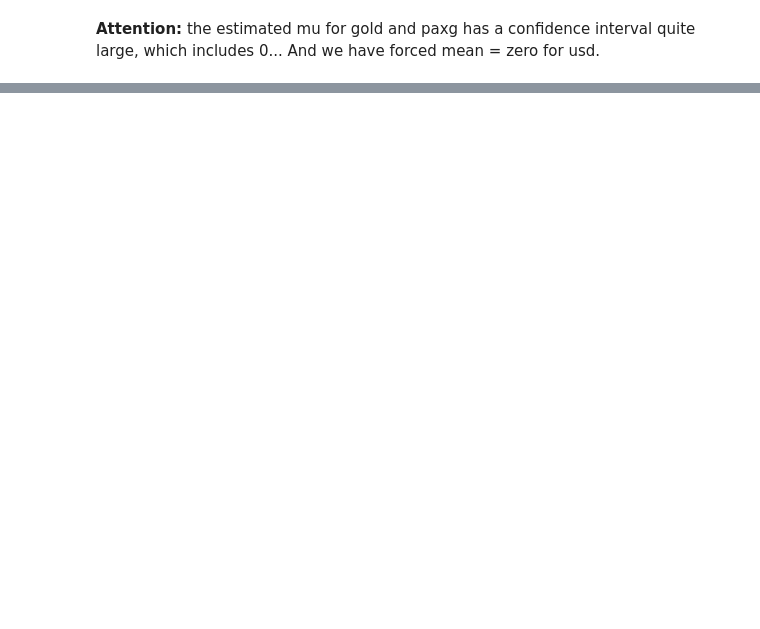
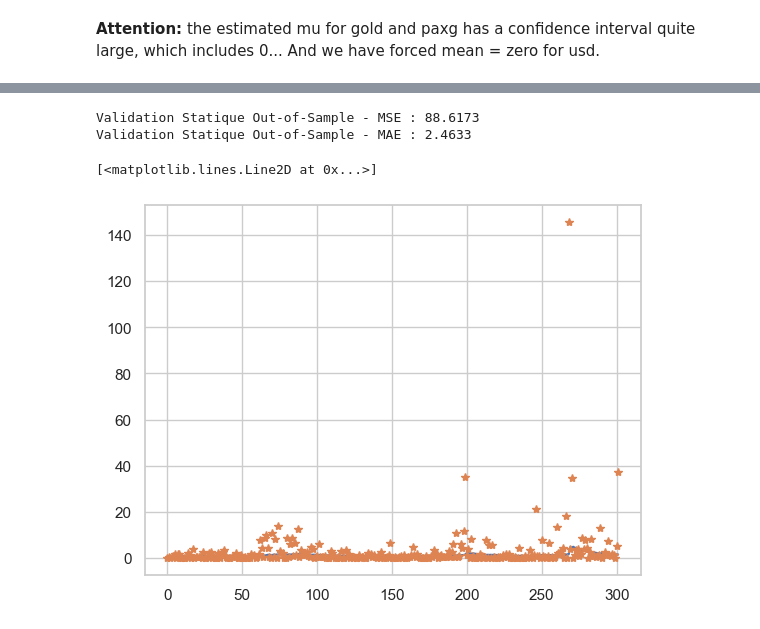
Before and after one commit to ElodieElodie/memoire_stats, a Jupyter notebook: yu.ipynb, the cells around one changed output, grey strips where cells are left out. Drawn from its saved outputs; the diff is of its cells as text; code cells hidden in the pictures; blank space fills up the shorter version.

Commit message:
add validation

```diff
--- a/yu.ipynb
+++ b/yu.ipynb
@@ -320,9 +320,19 @@ plt.show()
 Look at https://arch.readthedocs.io/en/latest/univariate/introduction.html for parameter explanations.
 # %%
 from arch import arch_model
+# %%
+train_len = int(len(gold_array)*0.8)
+gold_array_train = gold_array[:train_len]
+gold_array_test = gold_array[train_len:]
+
+paxg_array_train = paxg_array[:train_len]
+paxg_array_test = paxg_array[train_len:]
+
+usd_array_train = usd_array[:train_len]
+usd_array_test = usd_array[train_len:]
 # %%
 
-gold_garch_model = arch_model(gold_array, vol='GARCH', p=1, q=1, dist='Normal')
+gold_garch_model = arch_model(gold_array_train, vol='GARCH', p=1, q=1, dist='Normal')
 
 # Fit the model using Maximum Likelihood Estimation
 # Python will use an optimizer (like 'SLSQP' or 'BFGS') to maximize the likelihood.
@@ -405,0 +464,23 @@ And we have forced mean = zero for usd.
+# %%
+
+from sklearn.metrics import mean_squared_error, mean_absolute_error
+
+modele_test = arch_model(gold_array_test,  vol='GARCH', p=1, q=1)
+donnees_filtrees = modele_test.fix(gold_garch_results.params)
+variances_predict = donnees_filtrees.conditional_volatility ** 2
+rendements_squared = (gold_array_test) ** 2
+
+mse = mean_squared_error(rendements_squared, variances_predict)
+mae = mean_absolute_error(rendements_squared, variances_predict)
+
+print(f"Validation Statique Out-of-Sample - MSE : {mse:.4f}")
+print(f"Validation Statique Out-of-Sample - MAE : {mae:.4f}")
+# %% [output]
+Validation Statique Out-of-Sample - MSE : 88.6173
+Validation Statique Out-of-Sample - MAE : 2.4633
+# %%
+plt.plot(variances_predict)
+plt.plot(rendements_squared, "*")
+# %% [output]
+[<matplotlib.lines.Line2D at 0x...>]
+[figure, added]
```
Also changed, not shown: parts of 27 cells of this notebook.
